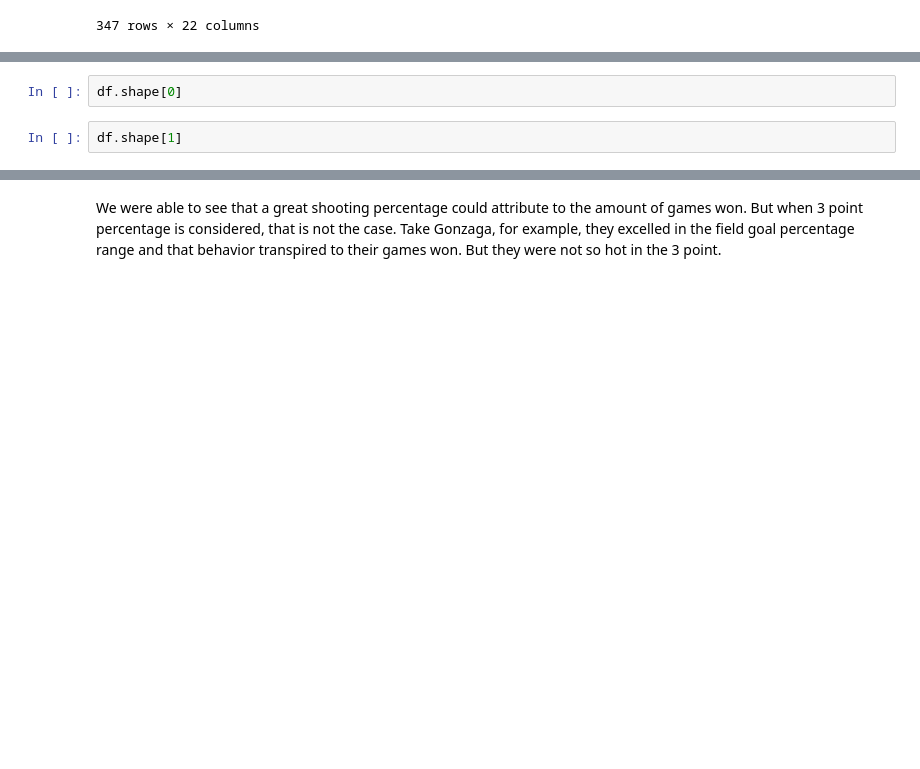
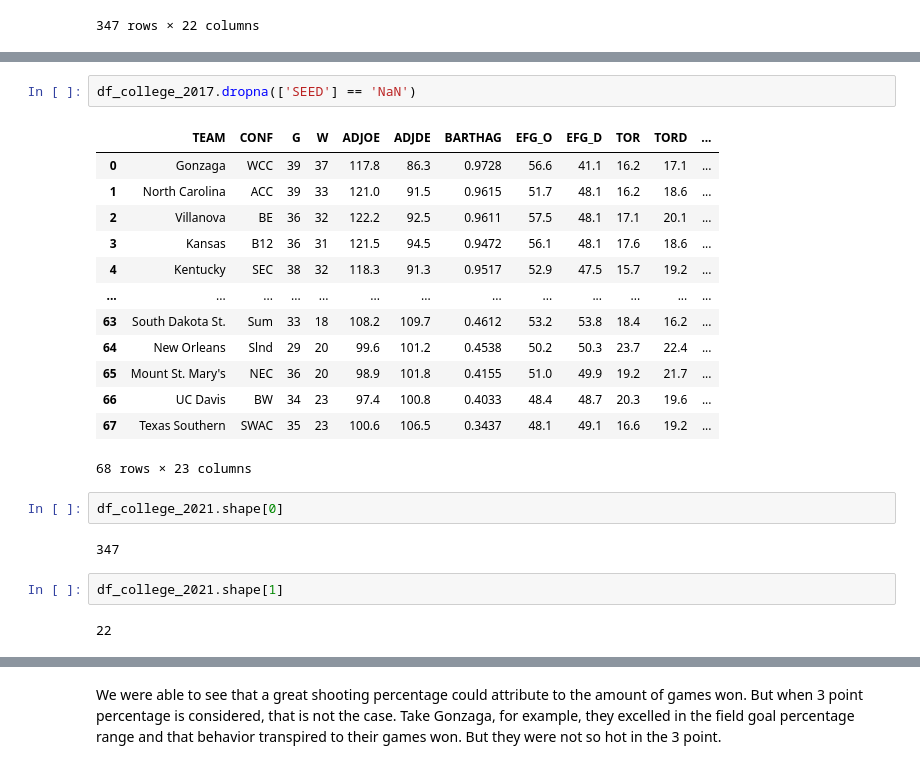
Before and after one commit to abortey1/Andrew-Bortey-repository, a Jupyter notebook: College_Basketball.ipynb, the cells around one changed output, grey strips where cells are left out. Saved outputs shown, nothing was run; the diff lists cells and outputs as text; blank space fills up the shorter version.

```diff
--- a/College_Basketball.ipynb
+++ b/College_Basketball.ipynb
@@ -196,6 +251,26 @@ NameError: ignored
+# %%
+df_college_2017.dropna(['SEED'] == 'NaN')
+# %% [output]
+|  | TEAM | CONF | G | W | ADJOE | ADJDE | BARTHAG | EFG_O | EFG_D | TOR | TORD | ... |
+| 0 | Gonzaga | WCC | 39 | 37 | 117.8 | 86.3 | 0.9728 | 56.6 | 41.1 | 16.2 | 17.1 | ... |
+| 1 | North Carolina | ACC | 39 | 33 | 121.0 | 91.5 | 0.9615 | 51.7 | 48.1 | 16.2 | 18.6 | ... |
+| 2 | Villanova | BE | 36 | 32 | 122.2 | 92.5 | 0.9611 | 57.5 | 48.1 | 17.1 | 20.1 | ... |
+| 3 | Kansas | B12 | 36 | 31 | 121.5 | 94.5 | 0.9472 | 56.1 | 48.1 | 17.6 | 18.6 | ... |
+| 4 | Kentucky | SEC | 38 | 32 | 118.3 | 91.3 | 0.9517 | 52.9 | 47.5 | 15.7 | 19.2 | ... |
+| ... | ... | ... | ... | ... | ... | ... | ... | ... | ... | ... | ... | ... |
+| 63 | South Dakota St. | Sum | 33 | 18 | 108.2 | 109.7 | 0.4612 | 53.2 | 53.8 | 18.4 | 16.2 | ... |
+| 64 | New Orleans | Slnd | 29 | 20 | 99.6 | 101.2 | 0.4538 | 50.2 | 50.3 | 23.7 | 22.4 | ... |
+| 65 | Mount St. Mary's | NEC | 36 | 20 | 98.9 | 101.8 | 0.4155 | 51.0 | 49.9 | 19.2 | 21.7 | ... |
+| 66 | UC Davis | BW | 34 | 23 | 97.4 | 100.8 | 0.4033 | 48.4 | 48.7 | 20.3 | 19.6 | ... |
+| 67 | Texas Southern | SWAC | 35 | 23 | 100.6 | 106.5 | 0.3437 | 48.1 | 49.1 | 16.6 | 19.2 | ... |
+68 rows × 23 columns
 # %%
-df.shape[0]
+df_college_2021.shape[0]
+# %% [output]
+347
 # %%
-df.shape[1]
+df_college_2021.shape[1]
+# %% [output]
+22
 # %%
 df_college_2021.info()
```
Also changed, not shown: parts of 42 cells of this notebook.
